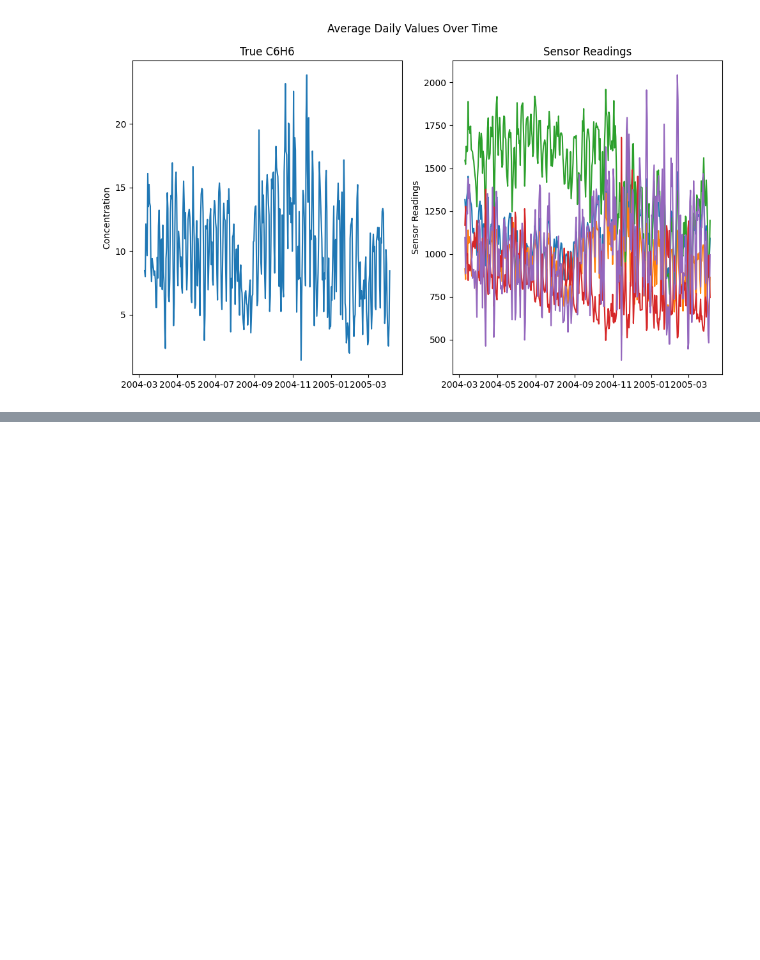
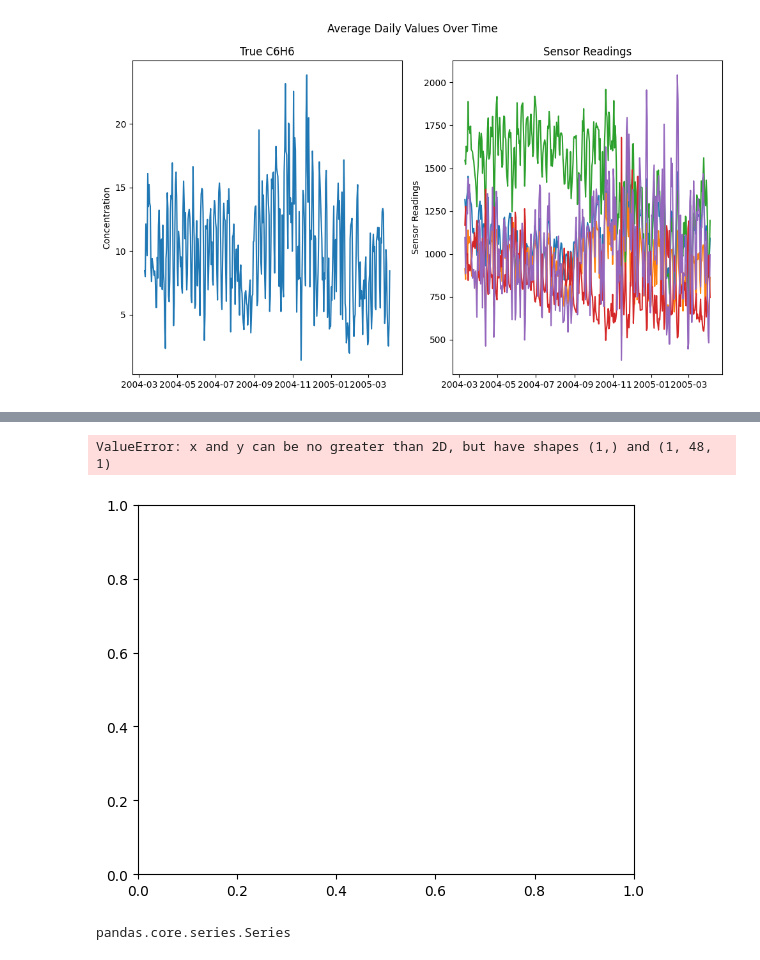
Before and after one commit to Alex-Devoid/ST-554-Project1, a Jupyter notebook: Task2/Task2.ipynb, the cells around one changed output, grey strips where cells are left out. Drawn from its saved outputs; the diff is of its cells as text; code cells hidden in the pictures; blank space fills up the shorter version.

```diff
--- a/Task2/Task2.ipynb
+++ b/Task2/Task2.ipynb
@@ -1021,0 +978,27 @@ try to use sns.scatterplot
+# %%
+low_temp = air_qu[air_qu["temp_label"] == "Low Temp"].groupby(["year", "week"])\
+    .agg(low_temp = ("true_C6H6", "mean"))
+
+#low_temp.plot.line()
+#plt.plot(low_temp, low_temp.index)
+
+high_temp = air_qu[air_qu["temp_label"] == "High Temp"].groupby(["year", "week"])\
+    .agg(high_temp = ("true_C6H6", "mean"))
+
+#high_temp.plot.line()
+#plt.plot(high_temp, high_temp.index)
+
+#plt.plot(low_temp, np.asarray(low_temp.index), "g^", high_temp, np.asarray(high_temp.index), "g-")
+plt.plot(list([low_temp]))
+# %% [output]
+ValueError: x and y can be no greater than 2D, but have shapes (1,) and (1, 48, 1)
+[figure, added]
+# %%
+type(low_temp)
+low_temp.shape
+type(low_temp.index)
+np.asarray(low_temp.index)
+type(low_temp["low_temp"])
+zip("low_temp", "high_temp")
+# %% [output]
+pandas.core.series.Series
```
Also changed, not shown: parts of 25 cells of this notebook.
